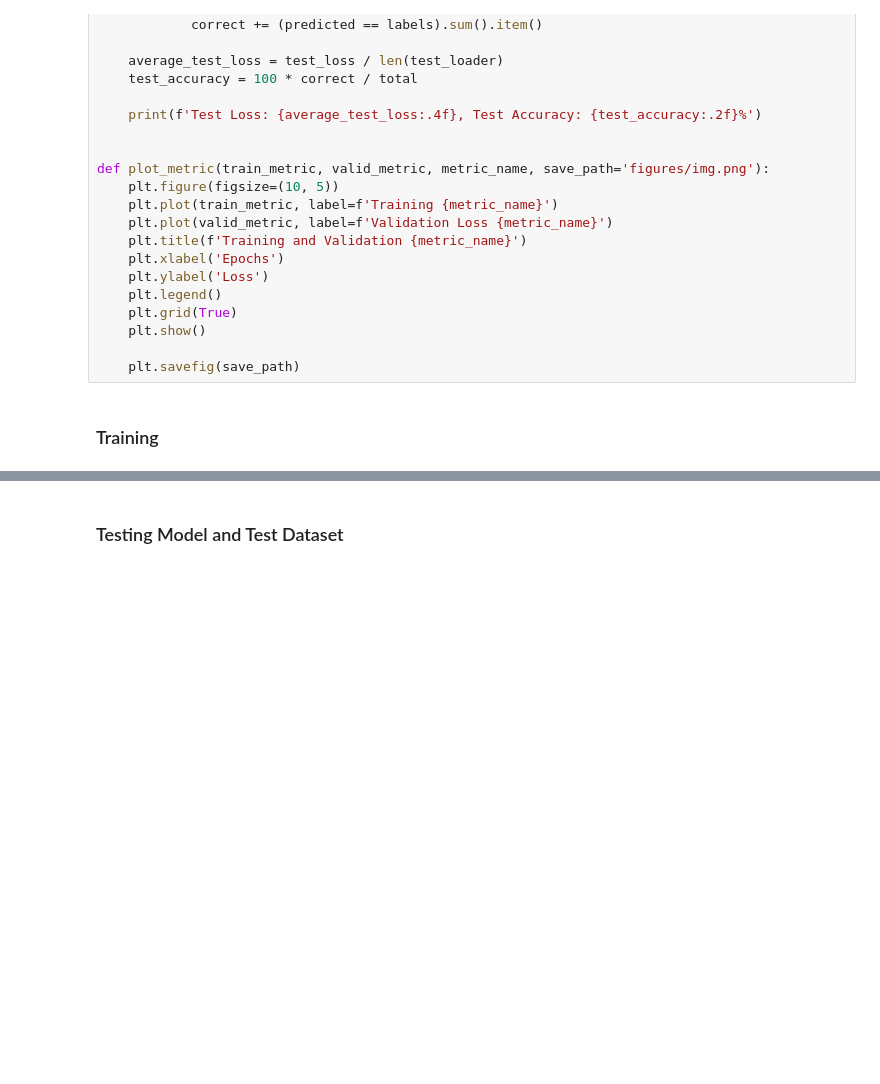
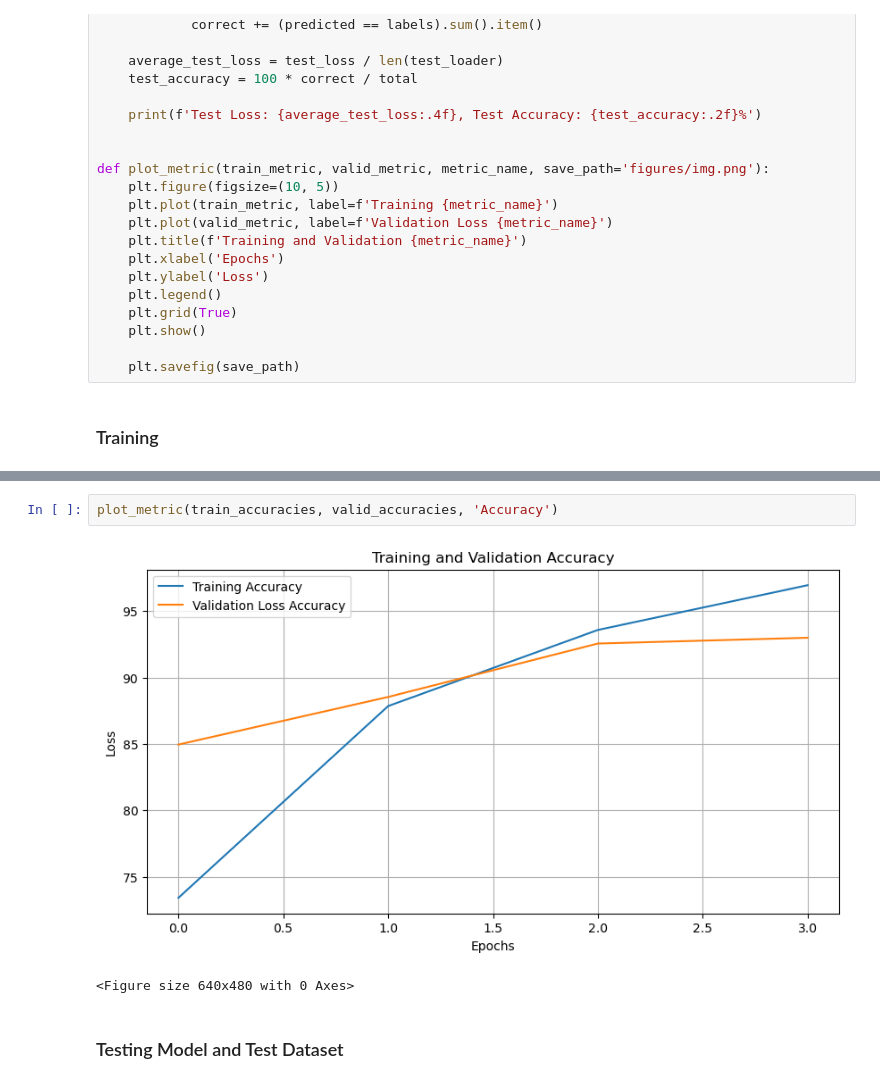
Before and after one commit to sidlakkoju/CS-4710-Project, a Jupyter notebook: train_cnn.ipynb, the cells around one changed output, grey strips where cells are left out. Saved outputs shown, nothing was run; the diff lists cells and outputs as text; blank space fills up the shorter version.

```diff
--- a/train_cnn.ipynb
+++ b/train_cnn.ipynb
@@ -236,4 +285,9 @@ plot_metric(train_losses, valid_losses, 'Loss')
 <Figure size 640x480 with 0 Axes>
+# %%
+plot_metric(train_accuracies, valid_accuracies, 'Accuracy')
+# %% [output]
+[figure, added]
+<Figure size 640x480 with 0 Axes>
 # %% [markdown]
 ### Testing Model and Test Dataset
 # %%
```
Also changed, not shown: parts of 19 cells of this notebook, 2 other files.
